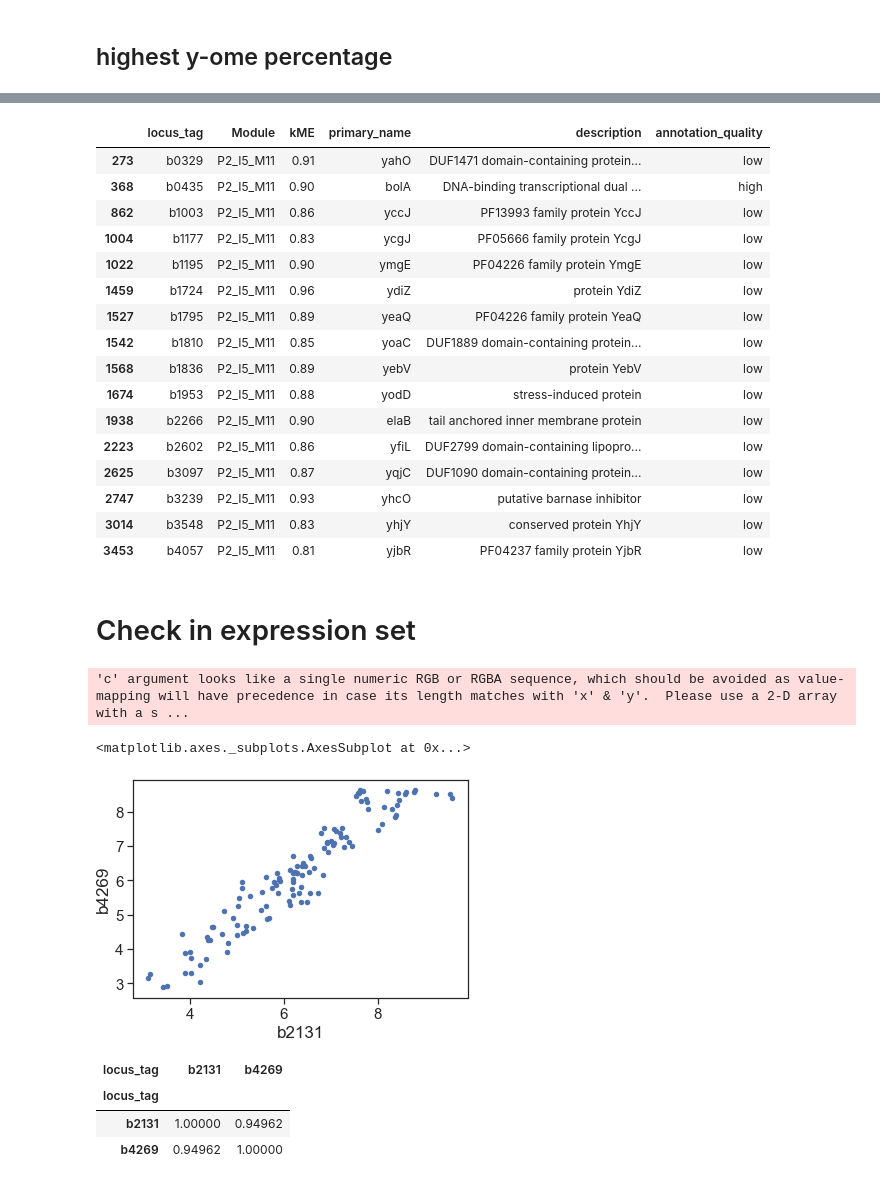
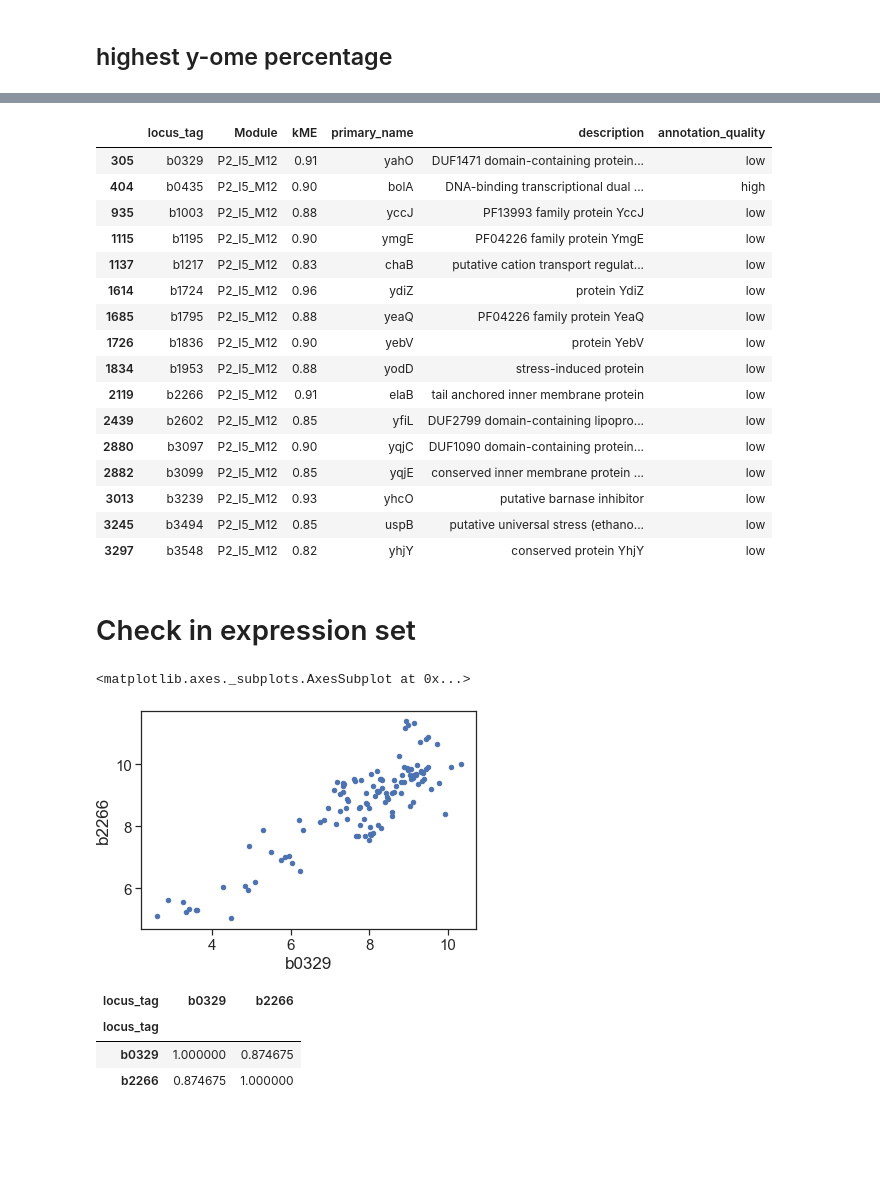
Before and after one commit to zakandrewking/y-ome, a Jupyter notebook: notebooks/18..10.30 co-expression.ipynb, the cells around one changed output, grey strips where cells are left out. Drawn from its saved outputs; the diff is of its cells as text; code cells hidden in the pictures; blank space fills up the shorter version.

Commit message:
updated co-expression figures & data with new clusters

```diff
--- a/notebooks/18..10.30 co-expression.ipynb
+++ b/notebooks/18..10.30 co-expression.ipynb
@@ -239,39 +229,38 @@ quality_counts_frac.sort_values('yome_fraction', ascending=False).head()
 # %%
-g_clusters.get_group(module_renaming['M21'])
+g_clusters.get_group(module_renaming['M23'])
 # %% [output]
 |  | locus_tag | Module | kME | primary_name | description | annotation_quality |
-| 273 | b0329 | P2_I5_M11 | 0.91 | yahO | DUF1471 domain-containing protein... | low |
-| 368 | b0435 | P2_I5_M11 | 0.90 | bolA | DNA-binding transcriptional dual ... | high |
-| 862 | b1003 | P2_I5_M11 | 0.86 | yccJ | PF13993 family protein YccJ | low |
-| 1004 | b1177 | P2_I5_M11 | 0.83 | ycgJ | PF05666 family protein YcgJ | low |
-| 1022 | b1195 | P2_I5_M11 | 0.90 | ymgE | PF04226 family protein YmgE | low |
-| 1459 | b1724 | P2_I5_M11 | 0.96 | ydiZ | protein YdiZ | low |
-| 1527 | b1795 | P2_I5_M11 | 0.89 | yeaQ | PF04226 family protein YeaQ | low |
-| 1542 | b1810 | P2_I5_M11 | 0.85 | yoaC | DUF1889 domain-containing protein... | low |
-| 1568 | b1836 | P2_I5_M11 | 0.89 | yebV | protein YebV | low |
-| 1674 | b1953 | P2_I5_M11 | 0.88 | yodD | stress-induced protein | low |
-| 1938 | b2266 | P2_I5_M11 | 0.90 | elaB | tail anchored inner membrane protein | low |
-| 2223 | b2602 | P2_I5_M11 | 0.86 | yfiL | DUF2799 domain-containing lipopro... | low |
-| 2625 | b3097 | P2_I5_M11 | 0.87 | yqjC | DUF1090 domain-containing protein... | low |
-| 2747 | b3239 | P2_I5_M11 | 0.93 | yhcO | putative barnase inhibitor | low |
-| 3014 | b3548 | P2_I5_M11 | 0.83 | yhjY | conserved protein YhjY | low |
-| 3453 | b4057 | P2_I5_M11 | 0.81 | yjbR | PF04237 family protein YjbR | low |
+| 305 | b0329 | P2_I5_M12 | 0.91 | yahO | DUF1471 domain-containing protein... | low |
+| 404 | b0435 | P2_I5_M12 | 0.90 | bolA | DNA-binding transcriptional dual ... | high |
+| 935 | b1003 | P2_I5_M12 | 0.88 | yccJ | PF13993 family protein YccJ | low |
+| 1115 | b1195 | P2_I5_M12 | 0.90 | ymgE | PF04226 family protein YmgE | low |
+| 1137 | b1217 | P2_I5_M12 | 0.83 | chaB | putative cation transport regulat... | low |
+| 1614 | b1724 | P2_I5_M12 | 0.96 | ydiZ | protein YdiZ | low |
+| 1685 | b1795 | P2_I5_M12 | 0.88 | yeaQ | PF04226 family protein YeaQ | low |
+| 1726 | b1836 | P2_I5_M12 | 0.90 | yebV | protein YebV | low |
+| 1834 | b1953 | P2_I5_M12 | 0.88 | yodD | stress-induced protein | low |
+| 2119 | b2266 | P2_I5_M12 | 0.91 | elaB | tail anchored inner membrane protein | low |
+| 2439 | b2602 | P2_I5_M12 | 0.85 | yfiL | DUF2799 domain-containing lipopro... | low |
+| 2880 | b3097 | P2_I5_M12 | 0.90 | yqjC | DUF1090 domain-containing protein... | low |
+| 2882 | b3099 | P2_I5_M12 | 0.85 | yqjE | conserved inner membrane protein ... | low |
+| 3013 | b3239 | P2_I5_M12 | 0.93 | yhcO | putative barnase inhibitor | low |
+| 3245 | b3494 | P2_I5_M12 | 0.85 | uspB | putative universal stress (ethano... | low |
+| 3297 | b3548 | P2_I5_M12 | 0.82 | yhjY | conserved protein YhjY | low |
 # %% [markdown]
 # Check in expression set
 # %%
 exp = pd.read_table('../data/precise/tpm-log.tsv', sep='\t', index_col='locus_tag')
 # %%
-top2 = exp[exp.index.isin(['b4269', 'b2131'])].iloc[:, 1:].T
+top2 = exp[exp.index.isin(['b0329', 'b2266'])].iloc[:, 1:].T
 # %%
-top2.plot(x='b2131', y='b4269', kind='scatter')
+top2.plot(x='b0329', y='b2266', kind='scatter')
 # %% [output]
-'c' argument looks like a single numeric RGB or RGBA sequence, which should be avoided as value-mapping will have precedence in case its length matches with 'x' & 'y'.  Please use a 2-D array with a s ...
+<matplotlib.axes._subplots.AxesSubplot at 0x...>
-<matplotlib.axes._subplots.AxesSubplot at 0x...>
-[figure, old version]
+[figure, new version]
 # %%
 top2.corr()
 # %% [output]
-| locus_tag | b2131 | b4269 |
+| locus_tag | b0329 | b2266 |
 | locus_tag |  |  |
-| b2131 | 1.00000 | 0.94962 |
-| b4269 | 0.94962 | 1.00000 |
+| b0329 | 1.000000 | 0.874675 |
+| b2266 | 0.874675 | 1.000000 |
```
Also changed, not shown: parts of 12 cells of this notebook, 1 other file.
